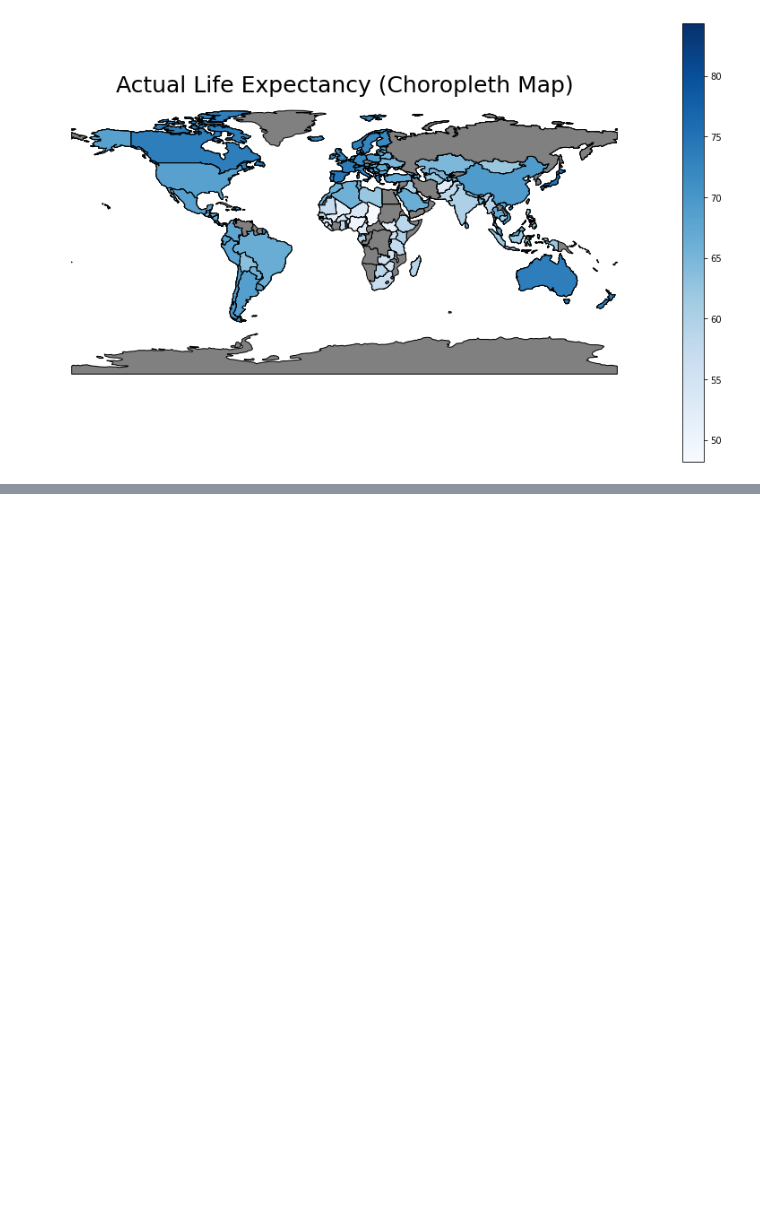
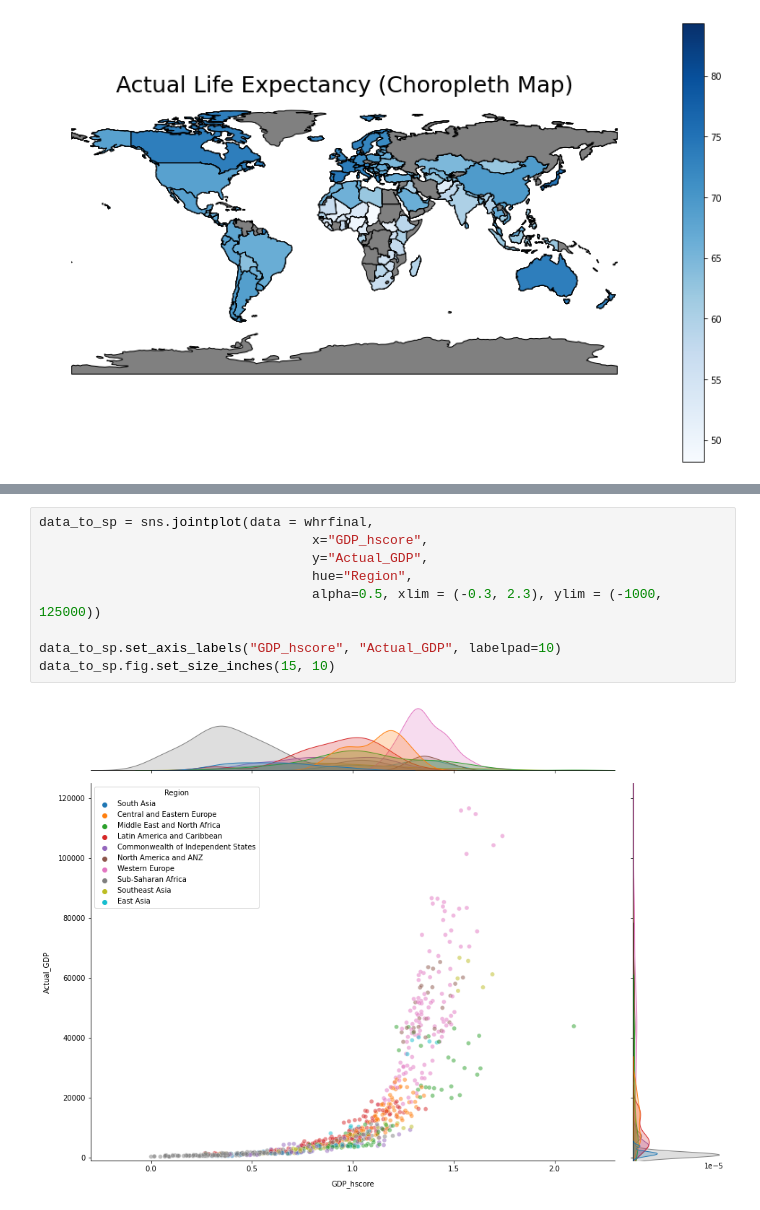
Before and after one commit to JoanaGayeta/DATANVIFinalProj, a Jupyter notebook: project/Cleaning.ipynb, the cells around one changed output, grey strips where cells are left out. Saved outputs shown, nothing was run; the diff lists cells and outputs as text; blank space fills up the shorter version.

```diff
--- a/project/Cleaning.ipynb
+++ b/project/Cleaning.ipynb
@@ -1731,0 +1808,11 @@ cmACR.set_axis_off()
+# %%
+data_to_sp = sns.jointplot(data = whrfinal,
+                                   x="GDP_hscore",
+                                   y="Actual_GDP",
+                                   hue="Region",
+                                   alpha=0.5, xlim = (-0.3, 2.3), ylim = (-1000, 125000))
+
+data_to_sp.set_axis_labels("GDP_hscore", "Actual_GDP", labelpad=10)
+data_to_sp.fig.set_size_inches(15, 10)
+# %% [output]
+[figure, added]
```
Also changed, not shown: parts of 11 cells of this notebook, 1 other file.
